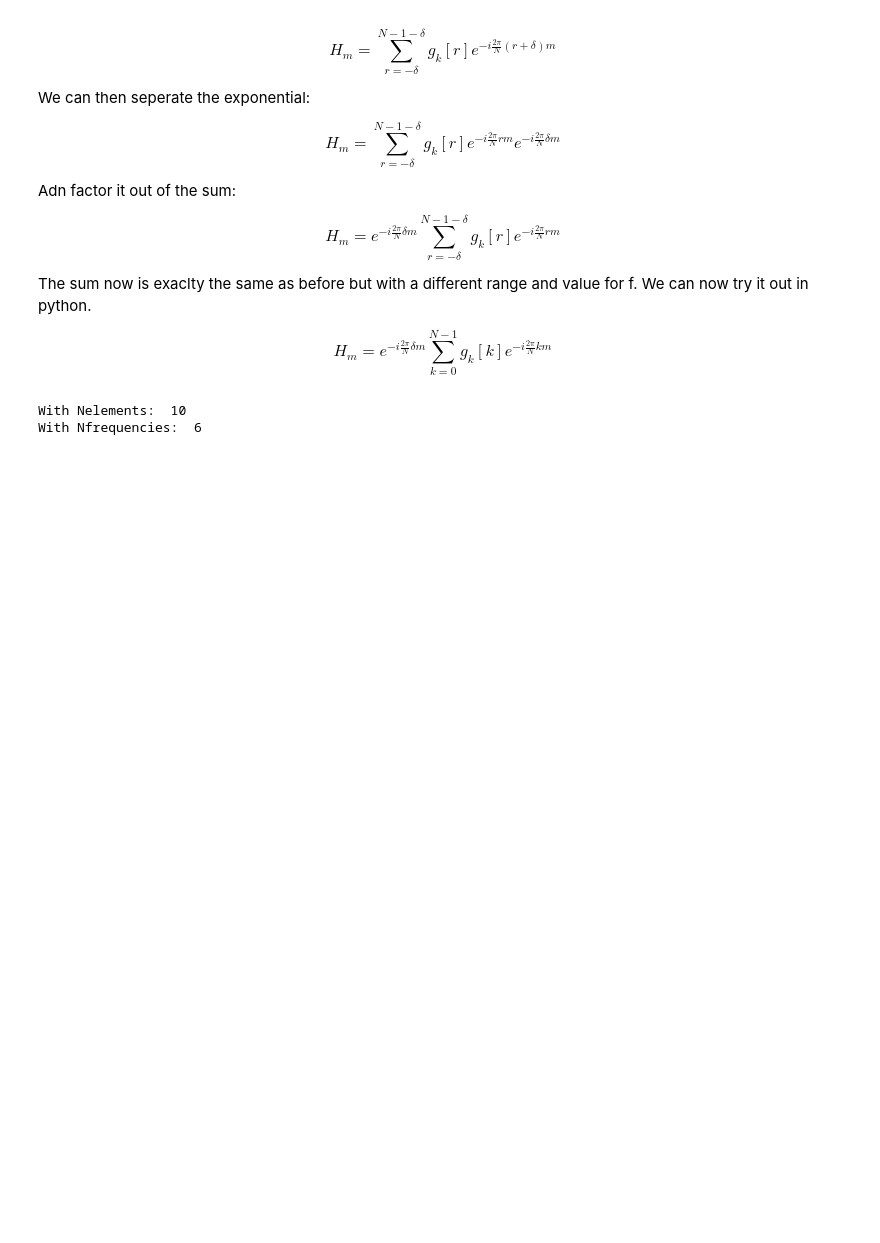
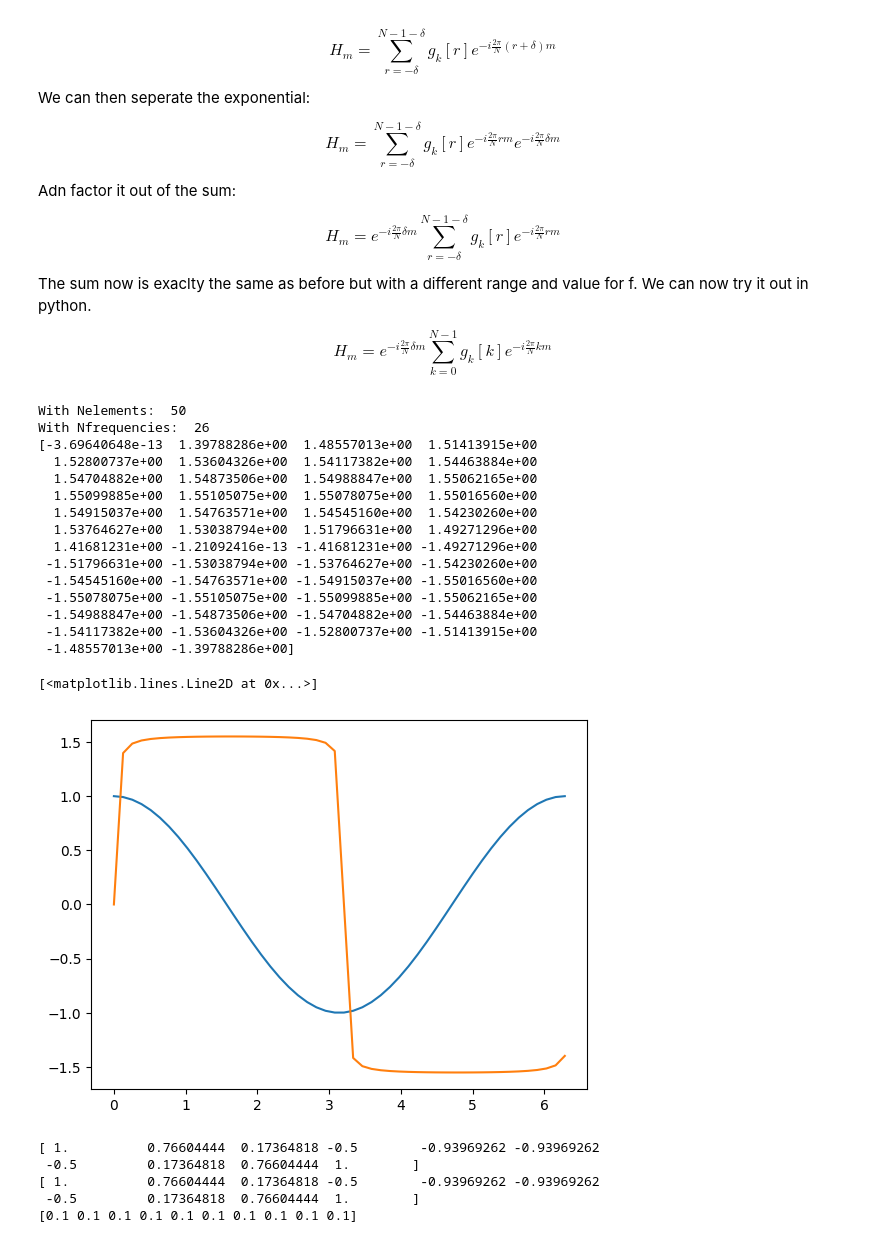
Before and after one commit to DylanReidRamelli/Bachelor-Project-2023, a Jupyter notebook: notebook/fourier.ipynb, the cells around one changed output. Drawn from its saved outputs; the diff is of its cells as text; code cells hidden in the pictures; blank space fills up the shorter version.

Commit message:
adding comparison with built in fft functions

```diff
--- a/notebook/fourier.ipynb
+++ b/notebook/fourier.ipynb
@@ -300,7 +300,7 @@ H_m = e^{-i \frac{2\pi}{N}  \delta m} \displaystyle\sum_{k=0}^{N-1}g_k[k]e^{-i \
 # %%
 # Domain, from 0 -> 2 * np.pi, with 4 samples.
 # g_k = [0, np.pi /2, np.pi , 3/2 * np.pi, 2 * np.pi]
-g_k = np.linspace(0, 2 * np.pi, 10)
+g_k = np.linspace(0, 2 * np.pi, 50)
 
 # Function g evaluated for each sample. Function for now is cos().
 g_k_i = np.cos(g_k)
@@ -331,35 +331,94 @@ for m in range(N_elements):
 
 delta = 0.5
 # And now multiply by the exponential that was factored out of the sum
 for m in range(N_elements):
     e = np.exp(-1j * 2 * np.pi * m * delta / N_elements)
     output[m] = output[m] * e
 
 # print(output)
 
 # ax.scatter(output.real, output.imag, label='Original values')
 
 # Inverse fourier of shifted values
 shifted_output = np.zeros(N_elements, dtype=complex)
 # for n in range(N_frequencies):
 #     e = np.exp(1j * 2 * np.pi * n * freq / N_elements)
 #     shifted_output[n] = np.sum(output * e)/N_elements
 
 
 for k in range(N_elements):
     x_n = 0
     for m in range(N_elements):
         e = np.exp(1j * 2 * np.pi * k * m / N_elements)
         x_n += output[m] * e
     x_n = x_n/N_elements
     shifted_output[k] = x_n
 
 
+final_output = np.zeros(N_elements)
 
+# for i in range(N_elements):
+#     final_output[i] = np.angle(shifted_output[i].real, shifted_output[i].imag)
 
-# fig, ax = plt.subplots()
-# ax.plot(g_k, g_k_i, label='Original values')
-# ax.plot(g_k, atan_results, label='Shifted values')
+final_output = np.angle(shifted_output)
+print(final_output)
+
+fig, ax = plt.subplots()
+ax.plot(g_k, g_k_i, label='Original values')
+ax.plot(g_k, final_output, label='Shifted values')
 # %% [output]
-With Nelements:  10
-With Nfrequencies:  6
+With Nelements:  50
+With Nfrequencies:  26
+[-3.69640648e-13  1.39788286e+00  1.48557013e+00  1.51413915e+00
+  1.52800737e+00  1.53604326e+00  1.54117382e+00  1.54463884e+00
+  1.54704882e+00  1.54873506e+00  1.54988847e+00  1.55062165e+00
+  1.55099885e+00  1.55105075e+00  1.55078075e+00  1.55016560e+00
+  1.54915037e+00  1.54763571e+00  1.54545160e+00  1.54230260e+00
+  1.53764627e+00  1.53038794e+00  1.51796631e+00  1.49271296e+00
+  1.41681231e+00 -1.21092416e-13 -1.41681231e+00 -1.49271296e+00
+ -1.51796631e+00 -1.53038794e+00 -1.53764627e+00 -1.54230260e+00
+ -1.54545160e+00 -1.54763571e+00 -1.54915037e+00 -1.55016560e+00
+ -1.55078075e+00 -1.55105075e+00 -1.55099885e+00 -1.55062165e+00
+ -1.54988847e+00 -1.54873506e+00 -1.54704882e+00 -1.54463884e+00
+ -1.54117382e+00 -1.53604326e+00 -1.52800737e+00 -1.51413915e+00
+ -1.48557013e+00 -1.39788286e+00]
+[<matplotlib.lines.Line2D at 0x...>]
+[figure, added]
+# %%
+# Doing the same thing as above but with the built in fft functions that numpy provides
+
+# Domain, from 0 -> 2 * np.pi, with 4 samples.
+# g_k = [0, np.pi /2, np.pi , 3/2 * np.pi, 2 * np.pi]
+g_k = np.linspace(0, 2 * np.pi, 10)
+
+# Function g evaluated for each sample. Function for now is cos().
+g_k_i = np.cos(g_k)
+
+N_elements = len(g_k_i)
+
+print(g_k_i)
+
+# Forward transform
+fft_result = np.fft.fft(g_k_i)
+
+ifft_result = np.fft.ifft(fft_result)
+print(ifft_result.real)
+
+# Shift
+delta = 0.5
+# output = np.zeros(N_elements, dtype=complex)
+# And now multiply by the exponential that was factored out of the sum
+for m in range(N_elements):
+    e = np.exp(-1j * 2 * np.pi * m * delta / N_elements)
+    fft_result[m] = fft_result[m] * e
+
+
+# Backward transform
+shift_ifft_result = np.fft.ifft(fft_result)
+print(shift_ifft_result.real)
+# %% [output]
+[ 1.          0.76604444  0.17364818 -0.5        -0.93969262 -0.93969262
+ -0.5         0.17364818  0.76604444  1.        ]
+[ 1.          0.76604444  0.17364818 -0.5        -0.93969262 -0.93969262
+ -0.5         0.17364818  0.76604444  1.        ]
+[0.1 0.1 0.1 0.1 0.1 0.1 0.1 0.1 0.1 0.1]
```
